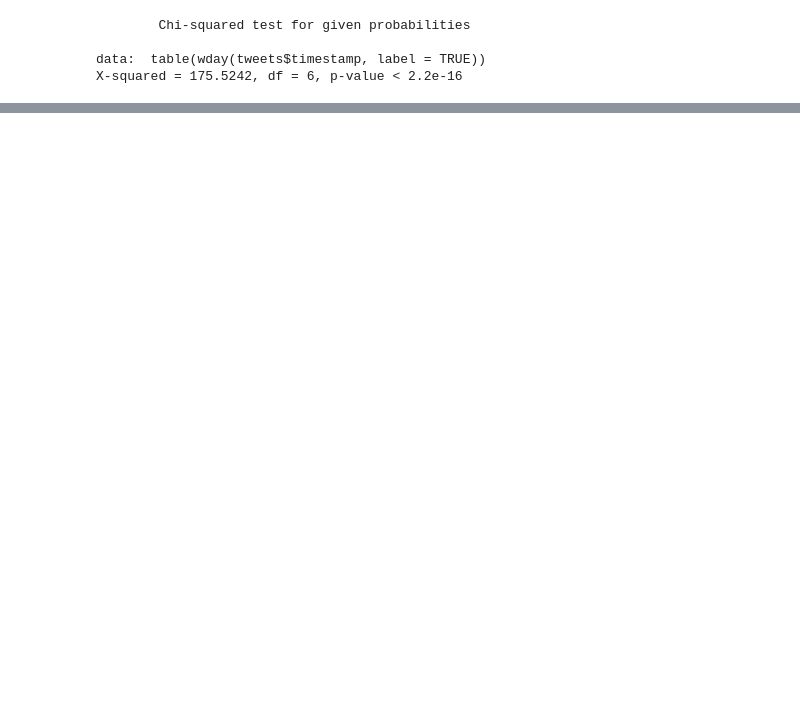
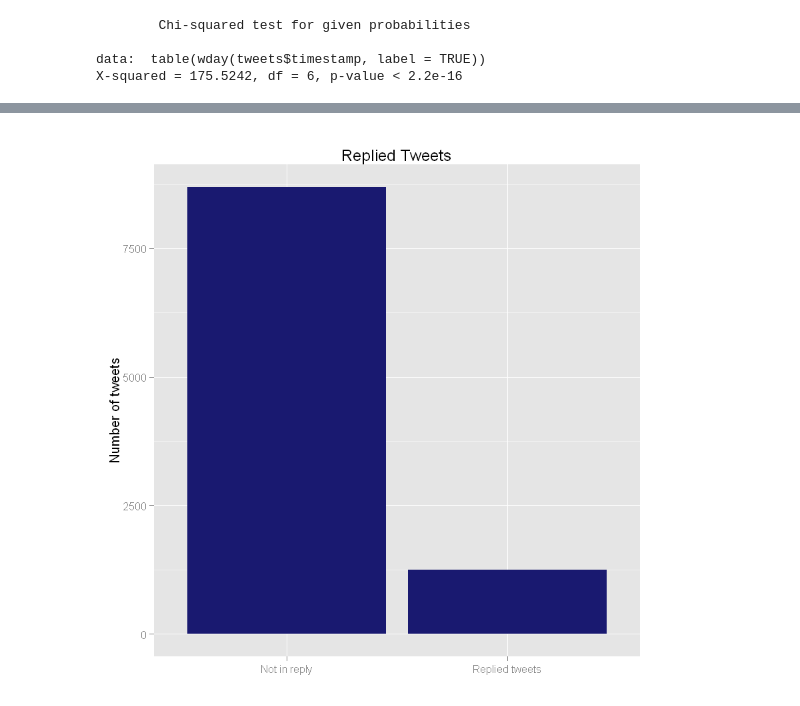
Before and after one commit to InfantLab/10000-tweets-as-BrainStraining, a Jupyter notebook: BrainStraining10K.ipynb, the cells around one changed output, grey strips where cells are left out. Saved outputs shown, nothing was run; the diff lists cells and outputs as text; code cells hidden in the pictures; blank space fills up the shorter version.

```diff
--- a/BrainStraining10K.ipynb
+++ b/BrainStraining10K.ipynb
@@ -79,0 +132,9 @@ X-squared = 175.5242, df = 6, p-value < 2.2e-16
+# %%
+ggplot(tweets, aes(factor(!is.na(in_reply_to_status_id)))) +
+        geom_bar(fill = "midnightblue") +
+        theme(legend.position="none", axis.title.x = element_blank()) +
+        ylab("Number of tweets") +
+        ggtitle("Replied Tweets") +
+        scale_x_discrete(labels=c("Not in reply", "Replied tweets"))
+# %% [output]
+[figure, added]
```
Also changed, not shown: parts of 24 cells of this notebook.
